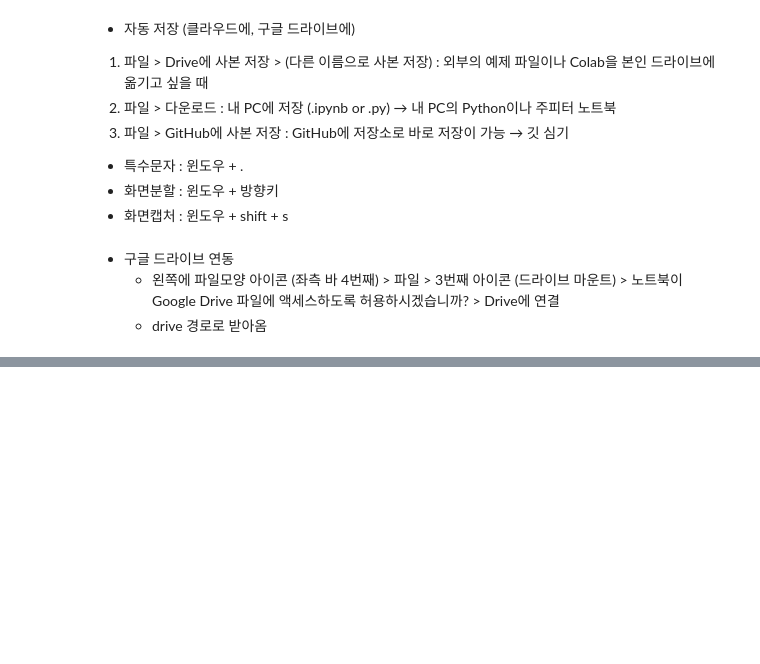
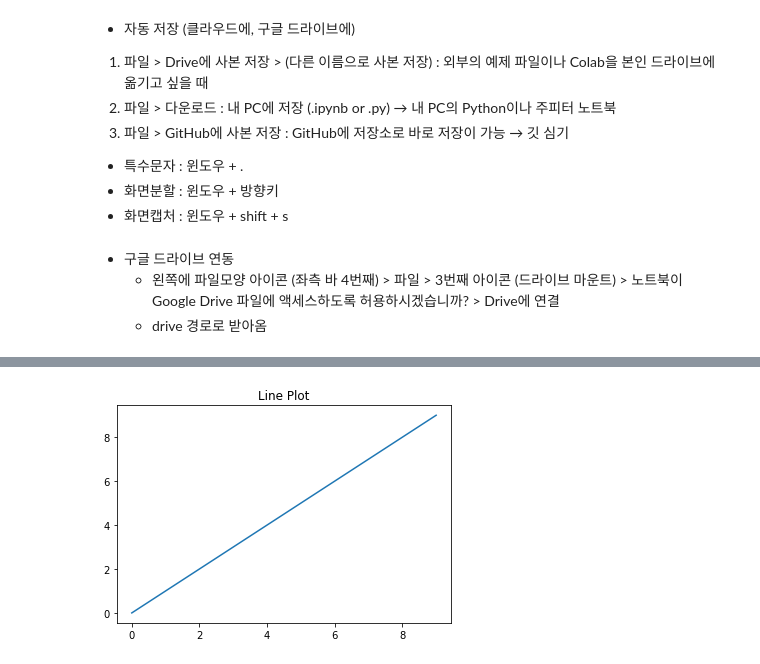
Before and after one commit to HyeJin-Son/Python_Review, a Jupyter notebook: 230207_시각화실습.ipynb, the cells around one changed output, grey strips where cells are left out. Drawn from its saved outputs; the diff is of its cells as text; code cells hidden in the pictures; blank space fills up the shorter version.

```diff
--- a/230207_시각화실습.ipynb
+++ b/230207_시각화실습.ipynb
@@ -26,0 +55,11 @@ Hello World
+# %%
+# + 코드, ctrl + m, b -> 코드 블록
+plt.title('Line Plot') # 제목
+# plt.plot([1, 4, 9, 16]) # 1개 차원의 리스트 ->  y축에 표시될 데이터
+# x축 -> 인덱스
+# ctrl + enter 실행
+# plt.plot(연속된 데이터 : 리스트, 배열)
+plt.plot(np.arange(10))
+plt.show()
+# %% [output]
+[figure, added]
```
Also changed, not shown: parts of 51 cells of this notebook.
